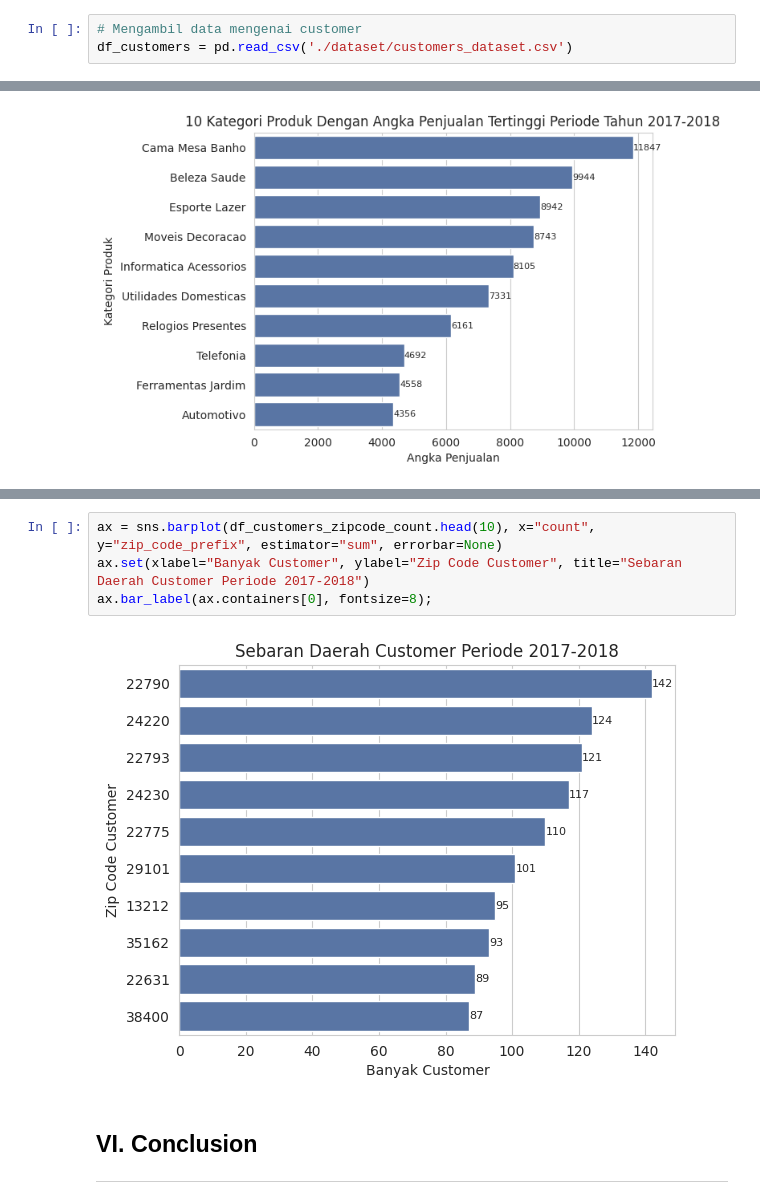
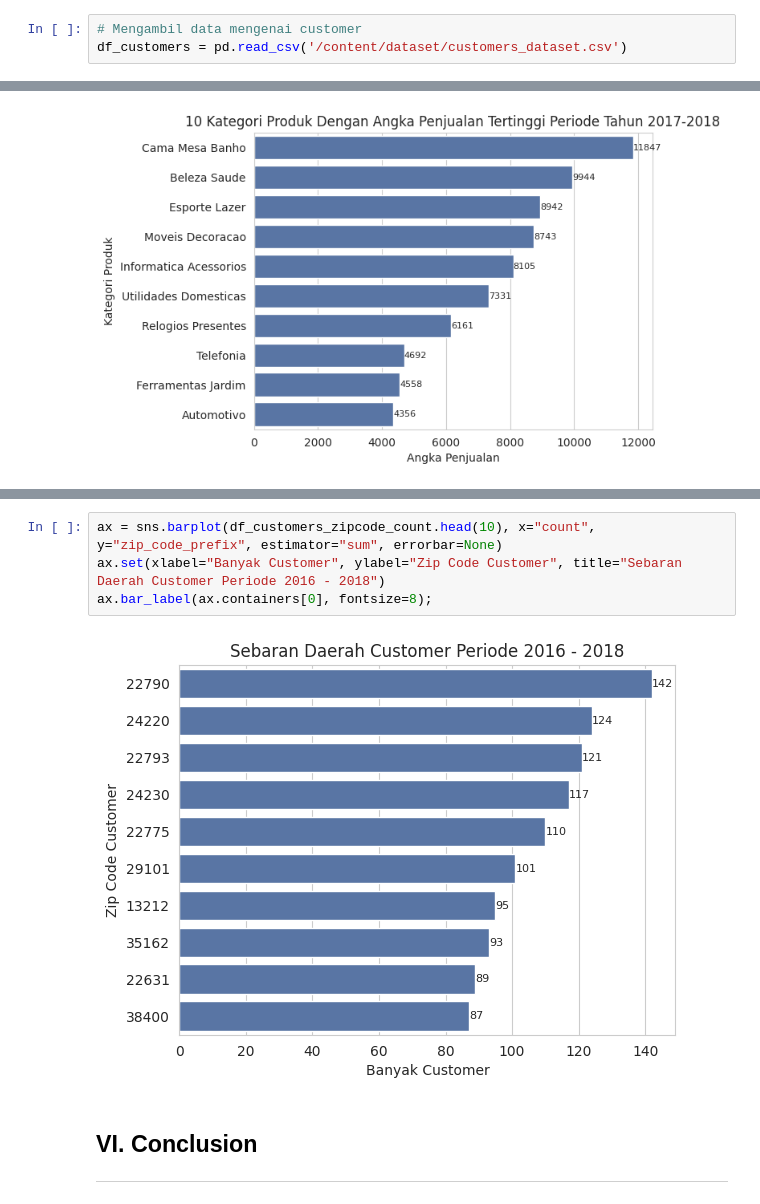
Before and after one commit to mafiefa02/e-commerce-dashboard, a Jupyter notebook: notebook.ipynb, the cells around one changed output, grey strips where cells are left out. Saved outputs shown, nothing was run; the diff lists cells and outputs as text.

```diff
--- a/notebook.ipynb
+++ b/notebook.ipynb
@@ -30,6 +31,6 @@ Dataset yang digunakan dalam analisa ini didapat dari [Brazilian E-Commerce Publ
 ### **III.1. Gathering Data**
 # %%
 # Mengambil data mengenai customer
-df_customers = pd.read_csv('./dataset/customers_dataset.csv')
+df_customers = pd.read_csv('/content/dataset/customers_dataset.csv')
 # %%
 # Mengambil data mengenai geolokasi kota Brazil
@@ -864,9 +865,9 @@ ax.bar_label(ax.containers[0], fontsize=8);
 # %%
 ax = sns.barplot(df_customers_zipcode_count.head(10), x="count", y="zip_code_prefix", estimator="sum", errorbar=None)
-ax.set(xlabel="Banyak Customer", ylabel="Zip Code Customer", title="Sebaran Daerah Customer Periode 2017-2018")
+ax.set(xlabel="Banyak Customer", ylabel="Zip Code Customer", title="Sebaran Daerah Customer Periode 2016 - 2018")
 ax.bar_label(ax.containers[0], fontsize=8);
 # %% [output]
-[figure, old version]
+[figure, new version]
 # %% [markdown]
 ## **VI. Conclusion**
 ---
```
Also changed, not shown: parts of 11 cells of this notebook, 1 other file.
